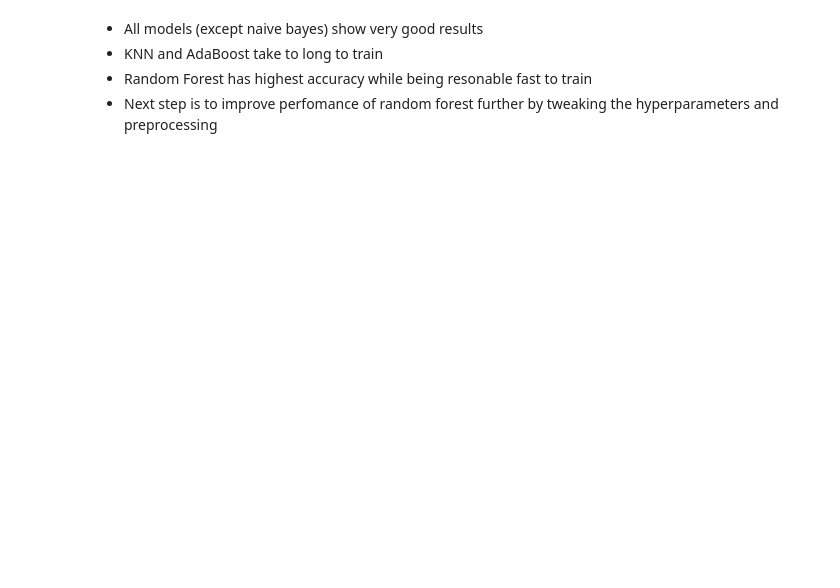
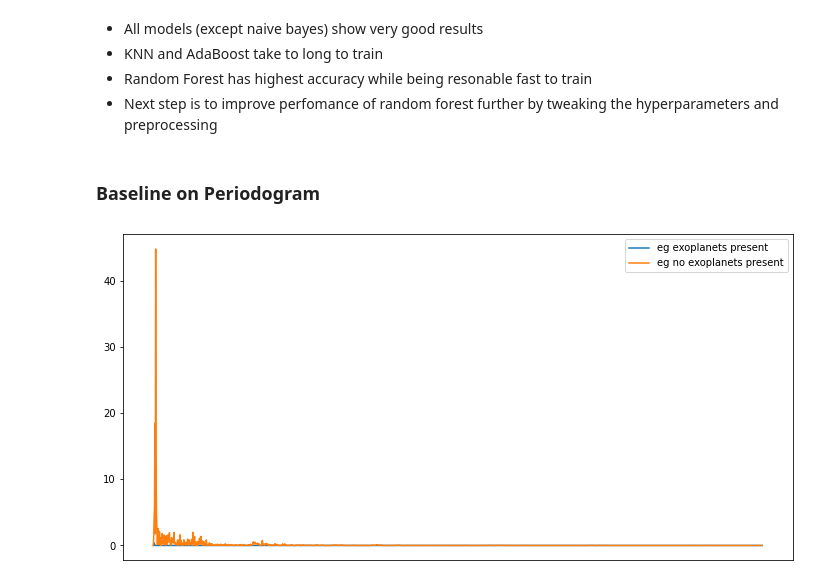
Before and after one commit to clemensklemens/showcase, a Jupyter notebook: Kaggle_Exoplanet_Dataset/Exoplanets_Kaggle.ipynb, the cells around one changed output. Saved outputs shown, nothing was run; the diff lists cells and outputs as text; code cells hidden in the pictures; blank space fills up the shorter version.

```diff
--- a/Kaggle_Exoplanet_Dataset/Exoplanets_Kaggle.ipynb
+++ b/Kaggle_Exoplanet_Dataset/Exoplanets_Kaggle.ipynb
@@ -153,9 +184,6 @@ model_list = [LogisticRegression()
 # %%
 #train and predict on baseline models
-std_scaler = StandardScaler()
-std_scaler.fit(X_train)
-X_train_scaled = std_scaler.transform(X_train)
-X_val_scaled = std_scaler.transform(X_val)
+
 for i, model in enumerate(model_list):
     start = timer()
     model.fit(X_train_scaled, y_train)
@@ -194,3 +222,19 @@ Elapsed Time: 0.90s
 - KNN and AdaBoost take to long to train
 - Random Forest has highest accuracy while being resonable fast to train
 - Next step is to improve perfomance of random forest further by tweaking the hyperparameters and preprocessing
+# %% [markdown]
+### Baseline on Periodogram
+# %%
+#Calc periodogram
+_, X_train_period = periodogram(X_train_scaled)
+_, X_val_period = periodogram(X_val_scaled)
+# %%
+plt.figure(figsize=(12, 6))
+ax = plt.gca() #get current axis
+ax.axes.xaxis.set_visible(False)
+plt.plot(X_train_period[0], label='eg exoplanets present')
+plt.plot(X_train_period[100], label='eg no exoplanets present') #has no exoplanet
+plt.legend()
+plt.show()
+# %% [output]
+[figure, added]
```
Also changed, not shown: parts of 15 cells of this notebook.
